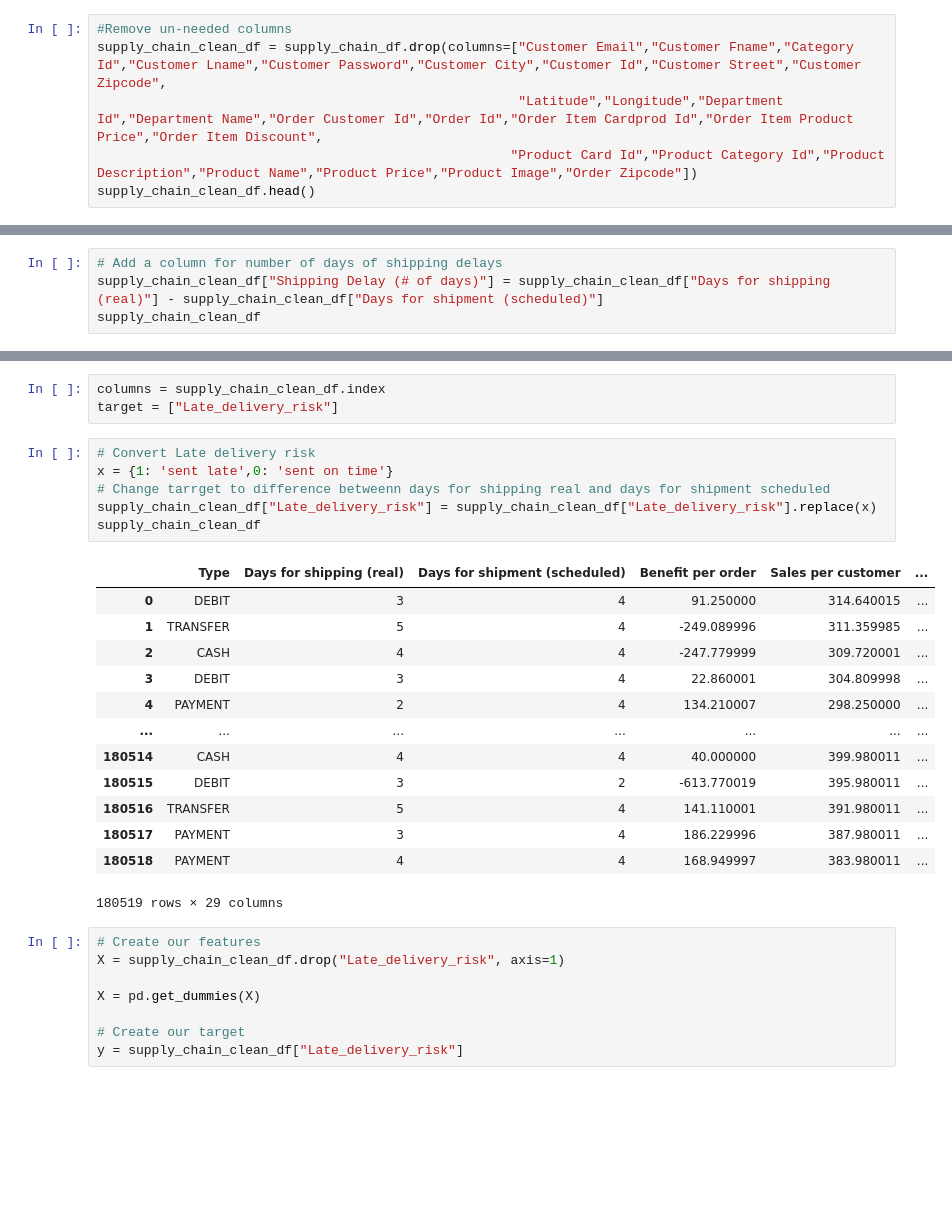
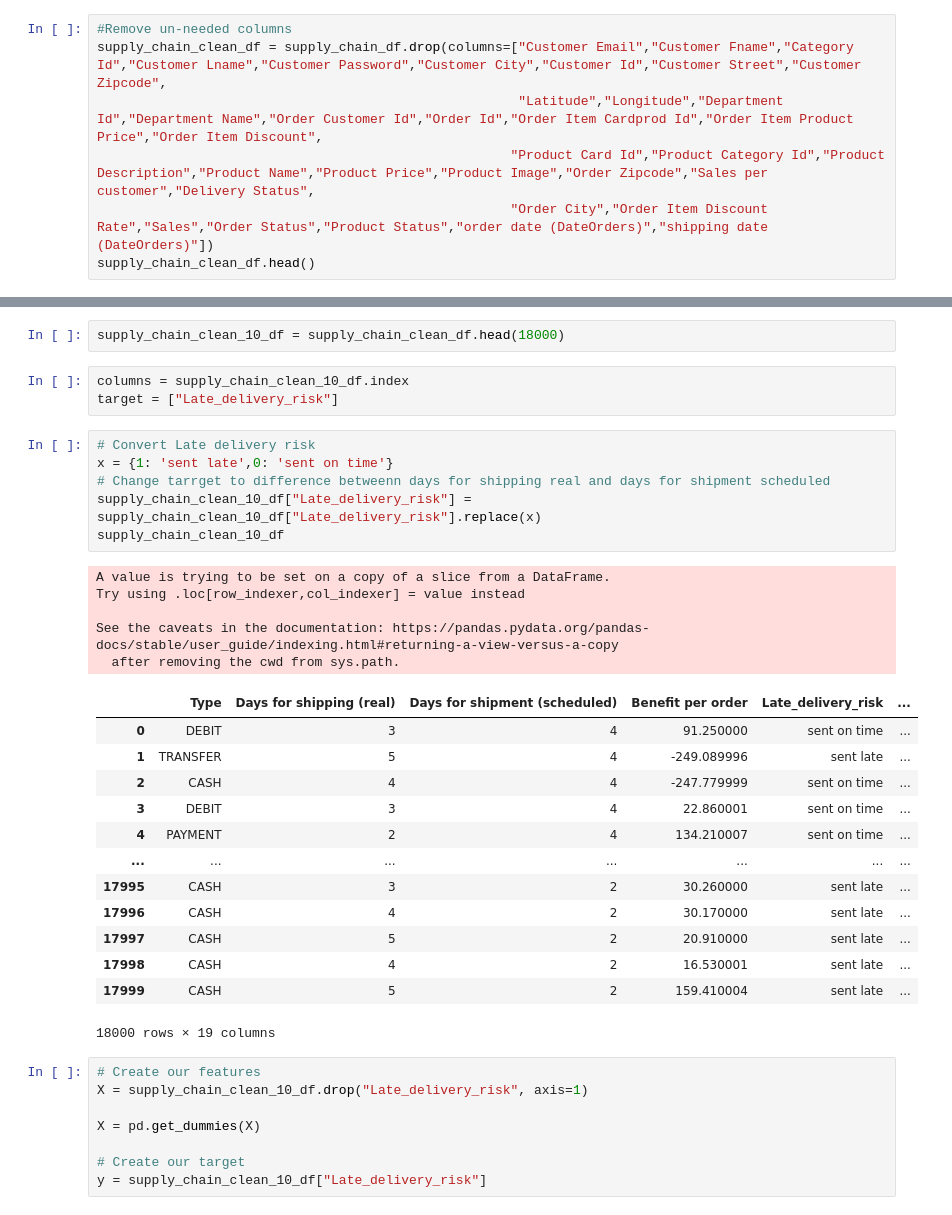
Before and after one commit to amonjaras/Team08_DataCo_SC_Data_Analysis, a Jupyter notebook: ML_code.ipynb, the cells around one changed output, grey strips where cells are left out. Drawn from its saved outputs; the diff is of its cells as text; blank space fills up the shorter version.

Commit message:
Updated code to remove features that include datesto reduce high number of features

```diff
--- a/ML_code.ipynb
+++ b/ML_code.ipynb
@@ -22,6 +23,7 @@ supply_chain_df.head()
 #Remove un-needed columns
 supply_chain_clean_df = supply_chain_df.drop(columns=["Customer Email","Customer Fname","Category Id","Customer Lname","Customer Password","Customer City","Customer Id","Customer Street","Customer Zipcode",
                                                       "Latitude","Longitude","Department Id","Department Name","Order Customer Id","Order Id","Order Item Cardprod Id","Order Item Product Price","Order Item Discount",
-                                                     "Product Card Id","Product Category Id","Product Description","Product Name","Product Price","Product Image","Order Zipcode"])
+                                                     "Product Card Id","Product Category Id","Product Description","Product Name","Product Price","Product Image","Order Zipcode","Sales per customer","Delivery Status",
+                                                     "Order City","Order Item Discount Rate","Sales","Order Status","Product Status","order date (DateOrders)","shipping date (DateOrders)"])
 supply_chain_clean_df.head()
 # %% [output]
@@ -112,4 +91,0 @@ supply_chain_clean_df
-# %%
-# Add a column for number of days of shipping delays
-supply_chain_clean_df["Shipping Delay (# of days)"] = supply_chain_clean_df["Days for shipping (real)"] - supply_chain_clean_df["Days for shipment (scheduled)"]
-supply_chain_clean_df
@@ -130,34 +92,41 @@ supply_chain_clean_df
+# %%
+supply_chain_clean_10_df = supply_chain_clean_df.head(18000)
 # %%
-columns = supply_chain_clean_df.index
+columns = supply_chain_clean_10_df.index
 target = ["Late_delivery_risk"]
 # %%
 # Convert Late delivery risk
 x = {1: 'sent late',0: 'sent on time'}
 # Change tarrget to difference betweenn days for shipping real and days for shipment scheduled
-supply_chain_clean_df["Late_delivery_risk"] = supply_chain_clean_df["Late_delivery_risk"].replace(x)
-supply_chain_clean_df
+supply_chain_clean_10_df["Late_delivery_risk"] = supply_chain_clean_10_df["Late_delivery_risk"].replace(x)
+supply_chain_clean_10_df
 # %% [output]
+A value is trying to be set on a copy of a slice from a DataFrame.
+Try using .loc[row_indexer,col_indexer] = value instead
+
+See the caveats in the documentation: https://pandas.pydata.org/pandas-docs/stable/user_guide/indexing.html#returning-a-view-versus-a-copy
+  after removing the cwd from sys.path.
-|  | Type | Days for shipping (real) | Days for shipment (scheduled) | Benefit per order | Sales per customer | ... |
-| 0 | DEBIT | 3 | 4 | 91.250000 | 314.640015 | ... |
-| 1 | TRANSFER | 5 | 4 | -249.089996 | 311.359985 | ... |
-| 2 | CASH | 4 | 4 | -247.779999 | 309.720001 | ... |
-| 3 | DEBIT | 3 | 4 | 22.860001 | 304.809998 | ... |
-| 4 | PAYMENT | 2 | 4 | 134.210007 | 298.250000 | ... |
+|  | Type | Days for shipping (real) | Days for shipment (scheduled) | Benefit per order | Late_delivery_risk | ... |
+| 0 | DEBIT | 3 | 4 | 91.250000 | sent on time | ... |
+| 1 | TRANSFER | 5 | 4 | -249.089996 | sent late | ... |
+| 2 | CASH | 4 | 4 | -247.779999 | sent on time | ... |
+| 3 | DEBIT | 3 | 4 | 22.860001 | sent on time | ... |
+| 4 | PAYMENT | 2 | 4 | 134.210007 | sent on time | ... |
 | ... | ... | ... | ... | ... | ... | ... |
-| 180514 | CASH | 4 | 4 | 40.000000 | 399.980011 | ... |
-| 180515 | DEBIT | 3 | 2 | -613.770019 | 395.980011 | ... |
-| 180516 | TRANSFER | 5 | 4 | 141.110001 | 391.980011 | ... |
-| 180517 | PAYMENT | 3 | 4 | 186.229996 | 387.980011 | ... |
-| 180518 | PAYMENT | 4 | 4 | 168.949997 | 383.980011 | ... |
+| 17995 | CASH | 3 | 2 | 30.260000 | sent late | ... |
+| 17996 | CASH | 4 | 2 | 30.170000 | sent late | ... |
+| 17997 | CASH | 5 | 2 | 20.910000 | sent late | ... |
+| 17998 | CASH | 4 | 2 | 16.530001 | sent late | ... |
+| 17999 | CASH | 5 | 2 | 159.410004 | sent late | ... |
-180519 rows × 29 columns
+18000 rows × 19 columns
 # %%
 # Create our features
-X = supply_chain_clean_df.drop("Late_delivery_risk", axis=1)
+X = supply_chain_clean_10_df.drop("Late_delivery_risk", axis=1)
 
 X = pd.get_dummies(X)
 
 # Create our target
-y = supply_chain_clean_df["Late_delivery_risk"]
+y = supply_chain_clean_10_df["Late_delivery_risk"]
 # %%
 X.describe()
 # %% [output]
```
Also changed, not shown: parts of 13 cells of this notebook.
